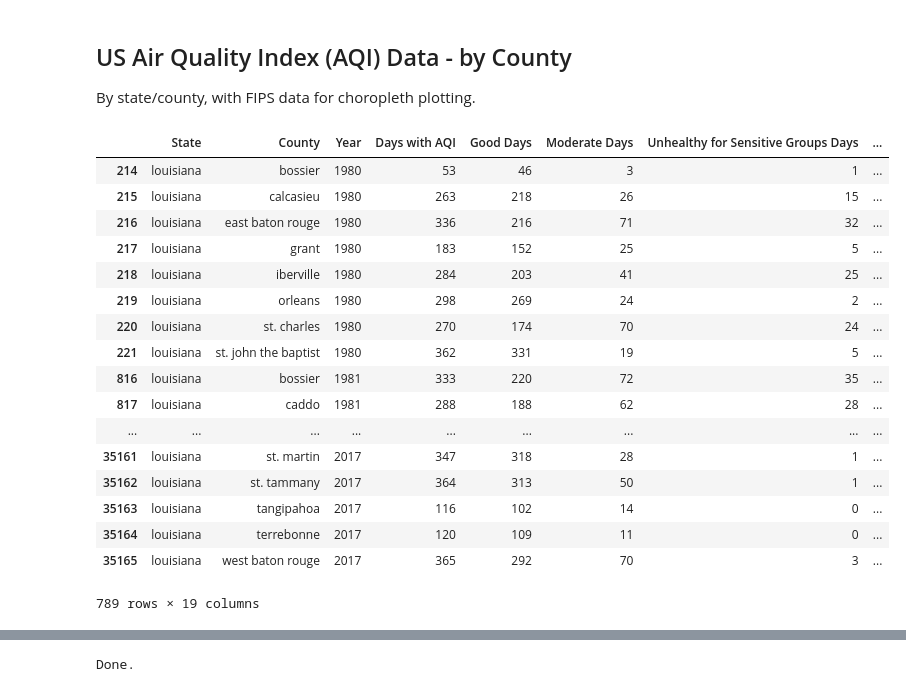
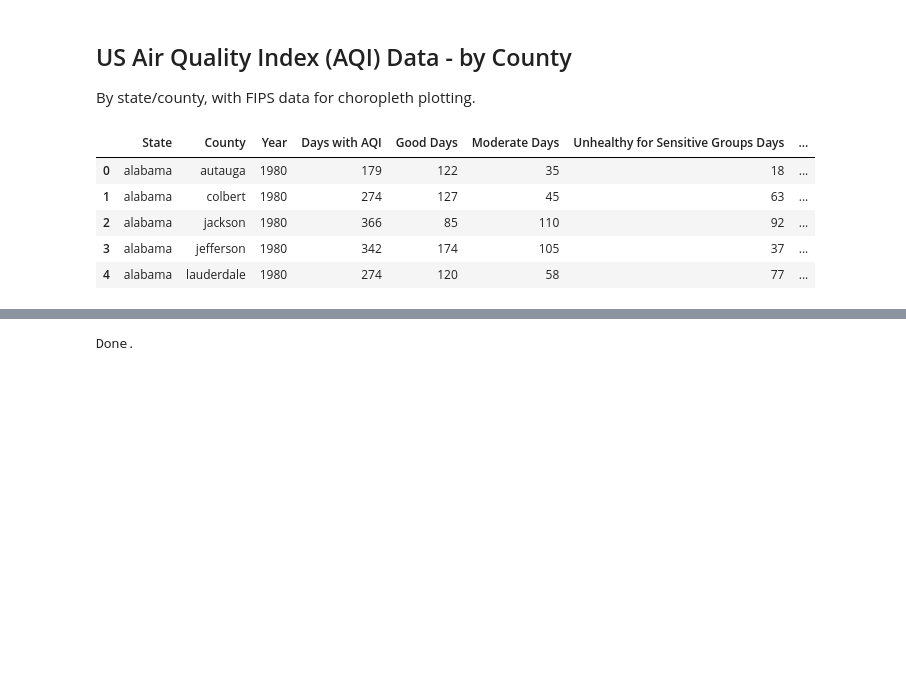
Before and after one commit to alyssflynn/project-1, a Jupyter notebook: data_cleaning.ipynb, the cells around one changed output, grey strips where cells are left out. Drawn from its saved outputs; the diff is of its cells as text; code cells hidden in the pictures; blank space fills up the shorter version.

```diff
--- a/data_cleaning.ipynb
+++ b/data_cleaning.ipynb
@@ -18,36 +18,24 @@ By state/county, with FIPS data for choropleth plotting.
 # %%
 # Read in and combine AQI data
 county_aqi_df = pd.DataFrame()
 for yr in range(1980,2018):
     aqi = pd.read_csv('raw_data/annual_aqi_by_county_{}.csv'.format(yr))
     county_aqi_df = county_aqi_df.append(aqi, ignore_index=True)
 
 # Make state and county names lowercase
 for y in ['State', 'County']:
     county_aqi_df[y] = county_aqi_df[y].apply(lambda x: x.lower())
 
-# county_aqi_df.head()
-county_aqi_df.loc[county_aqi_df['State']=='louisiana']
+county_aqi_df.head()
+# county_aqi_df.loc[county_aqi_df['State']=='louisiana']
 # county_aqi_df['State'].unique()
 # %% [output]
 |  | State | County | Year | Days with AQI | Good Days | Moderate Days | Unhealthy for Sensitive Groups Days | ... |
-| 214 | louisiana | bossier | 1980 | 53 | 46 | 3 | 1 | ... |
-| 215 | louisiana | calcasieu | 1980 | 263 | 218 | 26 | 15 | ... |
-| 216 | louisiana | east baton rouge | 1980 | 336 | 216 | 71 | 32 | ... |
-| 217 | louisiana | grant | 1980 | 183 | 152 | 25 | 5 | ... |
-| 218 | louisiana | iberville | 1980 | 284 | 203 | 41 | 25 | ... |
-| 219 | louisiana | orleans | 1980 | 298 | 269 | 24 | 2 | ... |
-| 220 | louisiana | st. charles | 1980 | 270 | 174 | 70 | 24 | ... |
-| 221 | louisiana | st. john the baptist | 1980 | 362 | 331 | 19 | 5 | ... |
-| 816 | louisiana | bossier | 1981 | 333 | 220 | 72 | 35 | ... |
-| 817 | louisiana | caddo | 1981 | 288 | 188 | 62 | 28 | ... |
-| ... | ... | ... | ... | ... | ... | ... | ... | ... |
-| 35161 | louisiana | st. martin | 2017 | 347 | 318 | 28 | 1 | ... |
-| 35162 | louisiana | st. tammany | 2017 | 364 | 313 | 50 | 1 | ... |
-| 35163 | louisiana | tangipahoa | 2017 | 116 | 102 | 14 | 0 | ... |
-| 35164 | louisiana | terrebonne | 2017 | 120 | 109 | 11 | 0 | ... |
-| 35165 | louisiana | west baton rouge | 2017 | 365 | 292 | 70 | 3 | ... |
+| 0 | alabama | autauga | 1980 | 179 | 122 | 35 | 18 | ... |
+| 1 | alabama | colbert | 1980 | 274 | 127 | 45 | 63 | ... |
+| 2 | alabama | jackson | 1980 | 366 | 85 | 110 | 92 | ... |
+| 3 | alabama | jefferson | 1980 | 342 | 174 | 105 | 37 | ... |
+| 4 | alabama | lauderdale | 1980 | 274 | 120 | 58 | 77 | ... |
-789 rows × 19 columns
 # %%
 # Get dataframe with state/county FIPS codes
 fips = pd.read_csv('https://raw.githubusercontent.com/plotly/datasets/master/laucnty16.csv')
```
Also changed, not shown: parts of 20 cells of this notebook, 10 other files.
